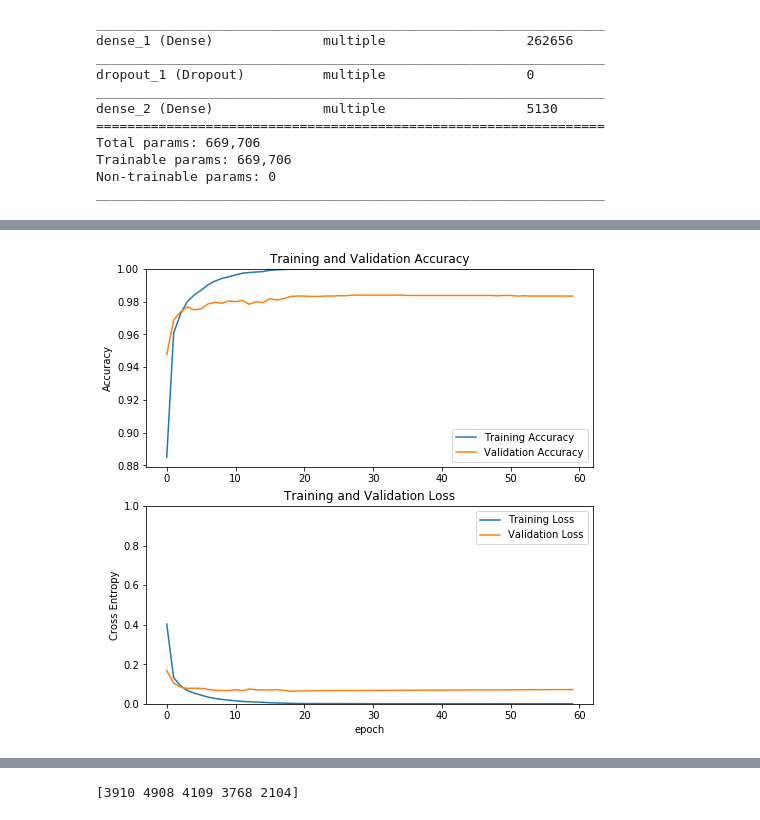
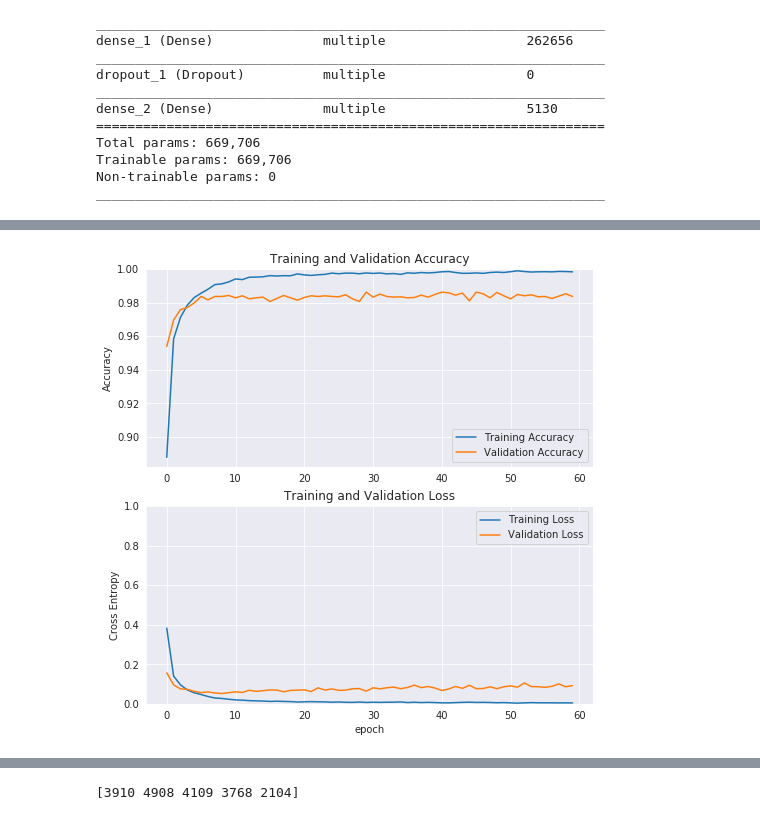
Before and after one commit to AFAgarap/dnn-trust, a Jupyter notebook: notebooks/mnist-dnn.ipynb, the cells around one changed output, grey strips where cells are left out. Cells and saved outputs as stored; diff of their text form; code cells hidden in the pictures.

```diff
--- a/notebooks/mnist-dnn.ipynb
+++ b/notebooks/mnist-dnn.ipynb
@@ -40,7 +41,10 @@ test_features = test_features / 255.
 train_labels = tf.keras.utils.to_categorical(train_labels)
 test_labels = tf.keras.utils.to_categorical(test_labels)
 # %%
-validation_features, test_features, validation_labels, test_labels = train_test_split(test_features, test_labels, test_size=0.50, stratify=test_labels)
+validation_features, test_features, validation_labels, test_labels = train_test_split(test_features,
+                                                                                      test_labels,
+                                                                                      test_size=0.50,
+                                                                                      stratify=test_labels)
 # %%
 pca = PCA(n_components=64)
 enc_train_features = pca.fit_transform(train_features)
@@ -53,6 +57,10 @@ train_dataset = train_dataset.batch(BATCH_SIZE, True)
 
 validation_dataset = tf.data.Dataset.from_tensor_slices((validation_features, validation_labels))
 validation_dataset = validation_dataset.batch((BATCH_SIZE // 4))
+validation_dataset = validation_dataset.shuffle(validation_features.shape[0])
+validation_dataset = validation_dataset.prefetch(BATCH_SIZE * 8)
 
 test_dataset = tf.data.Dataset.from_tensor_slices((test_features, test_labels))
 test_dataset = test_dataset.batch((BATCH_SIZE // 4))
+test_dataset = test_dataset.shuffle(test_features.shape[0])
+test_dataset = test_dataset.prefetch(BATCH_SIZE * 8)
@@ -68,7 +71,7 @@ model = NeuralNet(input_shape=(784,),
                   num_classes=10)
 # %%
 model.compile(loss=tf.losses.categorical_crossentropy,
-              optimizer=tf.optimizers.SGD(learning_rate=1e-1, decay=1e-6, momentum=9e-1),
+              optimizer=tf.optimizers.Adam(learning_rate=1e-3),
               metrics=['accuracy'])
 # %%
 model(train_features[0].reshape(1, 784))
@@ -100,7 +103,7 @@ Non-trainable params: 0
 _________________________________________________________________
 # %%
 history = model.fit(train_dataset,
-                    epochs=60,
+                    epochs=EPOCHS,
                     validation_data=validation_dataset,
                     verbose=2)
 # %% [output]
@@ -124,30 +127,34 @@ Epoch 60/60
 # %%
 acc = history.history['accuracy']
 val_acc = history.history['val_accuracy']
 
 loss = history.history['loss']
 val_loss = history.history['val_loss']
+
+sns.set_style('dark')
 
 plt.figure(figsize=(8, 8))
 plt.subplot(2, 1, 1)
 plt.plot(acc, label='Training Accuracy')
 plt.plot(val_acc, label='Validation Accuracy')
 plt.legend(loc='lower right')
 plt.ylabel('Accuracy')
 plt.ylim([min(plt.ylim()),1])
+plt.grid()
 plt.title('Training and Validation Accuracy')
 
 plt.subplot(2, 1, 2)
 plt.plot(loss, label='Training Loss')
 plt.plot(val_loss, label='Validation Loss')
 plt.legend(loc='upper right')
 plt.ylabel('Cross Entropy')
 plt.ylim([0,1.0])
 plt.title('Training and Validation Loss')
 plt.xlabel('epoch')
+plt.grid()
 plt.show()
 # %% [output]
-[figure, old version]
+[figure, new version]
 # %%
 score = model.evaluate(test_dataset)
 print('test accuracy : {}'.format(score[1]))
```
Also changed, not shown: parts of 10 cells of this notebook.
